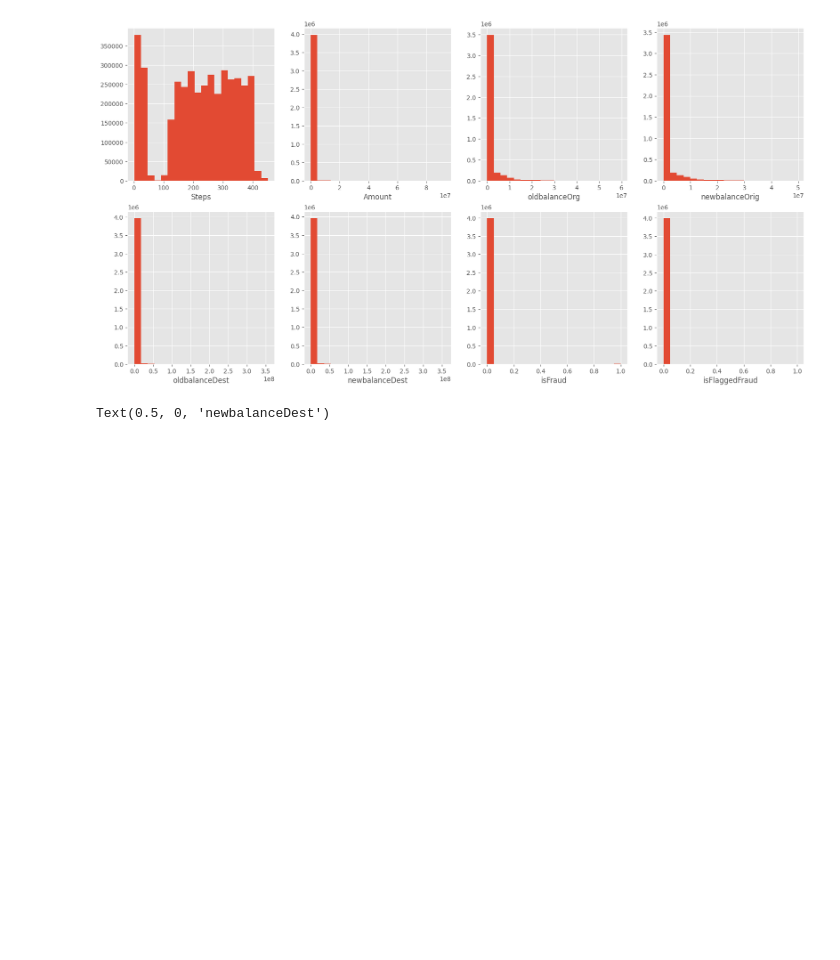
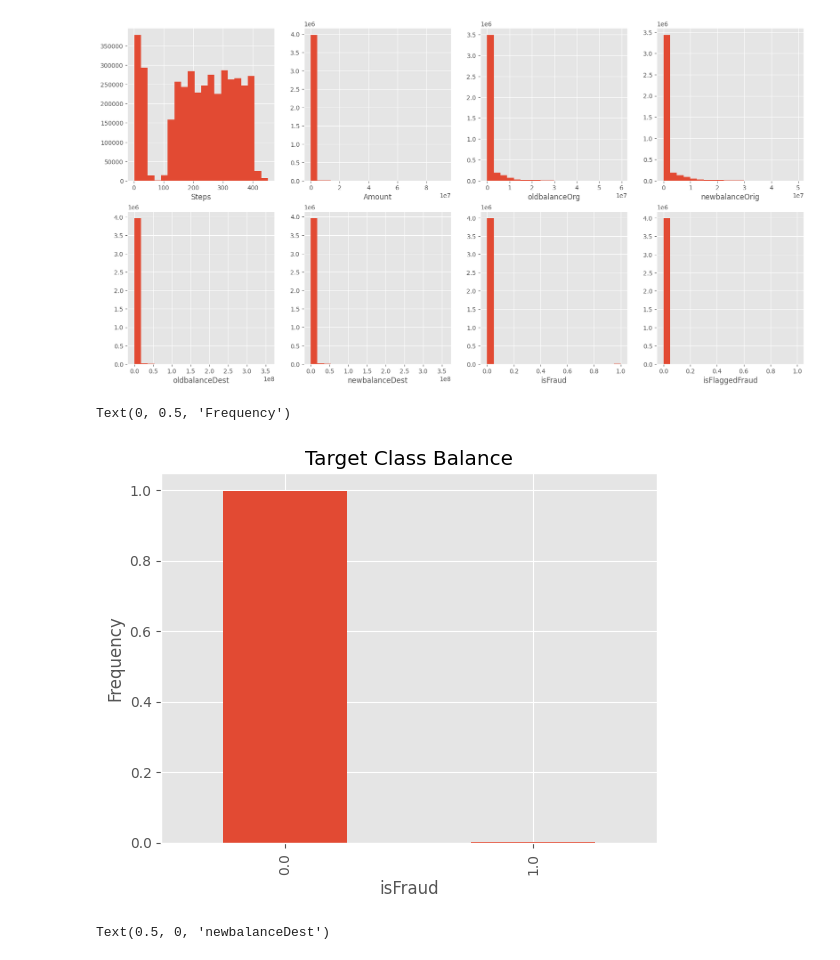
Before and after one commit to Betheloguguo/Anomaly-Detection-project, a Jupyter notebook: Fraud.ipynb, the cells around one changed output. Cells and saved outputs as stored; diff of their text form; code cells hidden in the pictures; blank space fills up the shorter version.

```diff
--- a/Fraud.ipynb
+++ b/Fraud.ipynb
@@ -185,6 +175,14 @@ plt.xlabel('isFlaggedFraud')
 plt.show()
 # %% [output]
 [figure]
+# %%
+# Class Balance
+not_m_customers['isFraud'].value_counts(normalize=True).plot(kind='bar');
+plt.title('Target Class Balance')
+plt.ylabel('Frequency')
+# %% [output]
+Text(0, 0.5, 'Frequency')
+[figure, added]
 # %%
 # Distribution
 plt.figure(figsize=(15,10))
```
Also changed, not shown: parts of 25 cells of this notebook.
